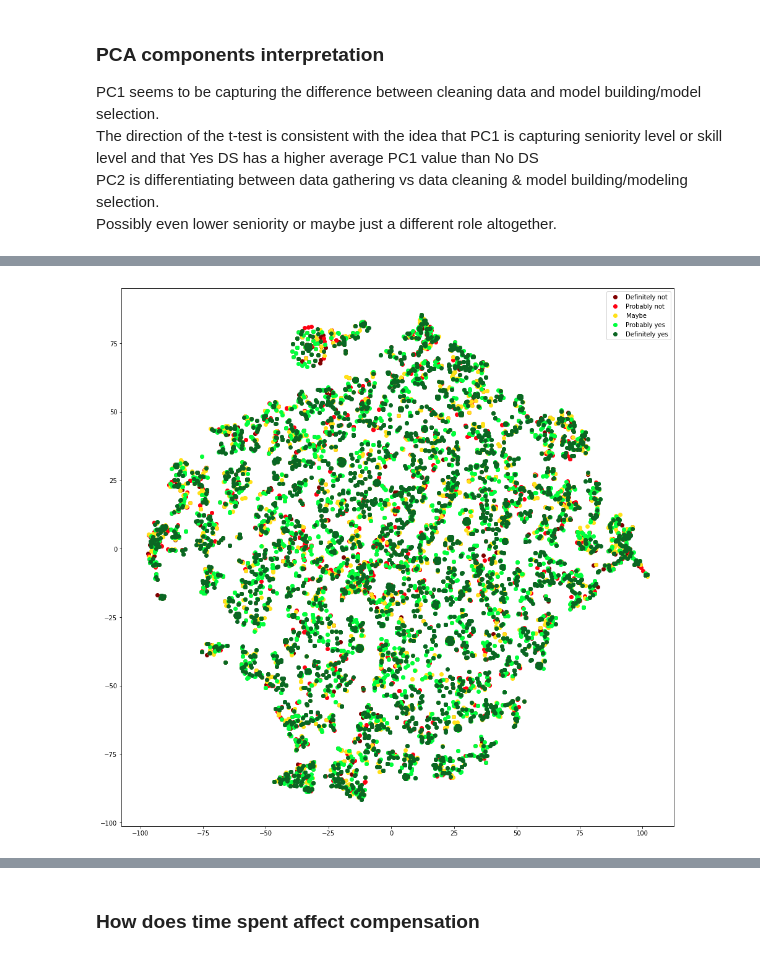
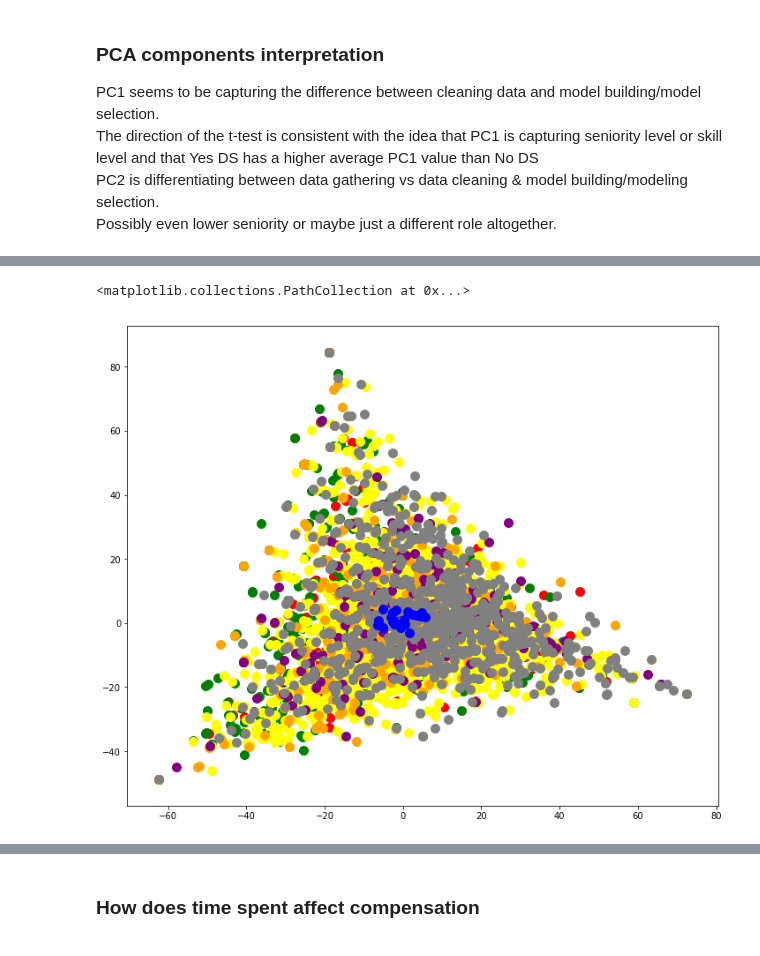
Before and after one commit to LISHarvard/what-is-a-data-scientist, a Jupyter notebook: time_use_comparison.ipynb, the cells around one changed output, grey strips where cells are left out. Cells and saved outputs as stored; diff of their text form; code cells hidden in the pictures.

```diff
--- a/time_use_comparison.ipynb
+++ b/time_use_comparison.ipynb
@@ -431,11 +424,21 @@ X_2d = tsne.fit_transform(X)
-# %%
-from matplotlib import pyplot as plt
-plt.figure(figsize=(16, 16))
-colors = ['#800000', '#FF0012', '#FFE119', '#00FF3E', '#0B6623']
-target_ids = [-2, -1, 0, 1, 2]
-for i, c, label in zip(target_ids, colors, categories):
-    plt.scatter(X_2d[y == i, 0], X_2d[y == i, 1], c=c, label=label)
-plt.legend()
-plt.show()
-# %% [output]
-[figure, removed]
+# %%
+# each point has the cluster label and we have the centroid for each cluster
+# each point also has its job title labeled
+df_job_titles = df_pca[['Q6']].reset_index(drop=True)
+df_job_titles = pd.concat([df_job_titles, pd.DataFrame(points, columns=['pc1', 'pc2']),
+                           pd.DataFrame(labels, columns=['cluster_label'])], axis=1)
+
+# first compare centroids for each job title and centroids for the clusters and see which ones are similar
+centroids_jobs = df_job_titles.groupby('Q6').mean()[['pc1', 'pc2']]
+# plot the centroids and the points -- centroids in blue, points in red
+plt.figure(num=None, figsize=(12, 10))
+plt.scatter(df_job_titles[df_job_titles['Q6'] == 'Business Analyst']['pc1'], df_job_titles[df_job_titles['Q6'] == 'Business Analyst']['pc2'], s=100, c='red')
+plt.scatter(df_job_titles[df_job_titles['Q6'] =='Data Analyst']['pc1'], df_job_titles[df_job_titles['Q6'] =='Data Analyst']['pc2'], s=100, c='green')
+plt.scatter(df_job_titles[df_job_titles['Q6'] =='Data Scientist']['pc1'], df_job_titles[df_job_titles['Q6'] =='Data Scientist']['pc2'], s=100, c='yellow')
+plt.scatter(df_job_titles[df_job_titles['Q6'] =='Data Engineer']['pc1'], df_job_titles[df_job_titles['Q6'] =='Data Engineer']['pc2'], s=100, c='orange')
+plt.scatter(df_job_titles[df_job_titles['Q6'] =='Chief Officer']['pc1'], df_job_titles[df_job_titles['Q6'] =='Chief Officer']['pc2'], s=100, c='purple')
+plt.scatter(df_job_titles[df_job_titles['Q6'] =='Research Scientist']['pc1'], df_job_titles[df_job_titles['Q6'] =='Research Scientist']['pc2'], s=100, c='grey')
+plt.scatter(centroids_jobs['pc1'], centroids_jobs['pc2'], s=100, c='blue')
+# %% [output]
+<matplotlib.collections.PathCollection at 0x...>
+[figure, added]
```
Also changed, not shown: parts of 36 cells of this notebook, 1 other file.
